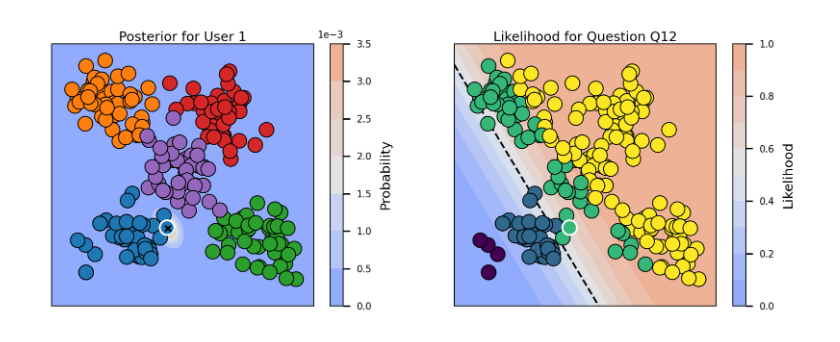
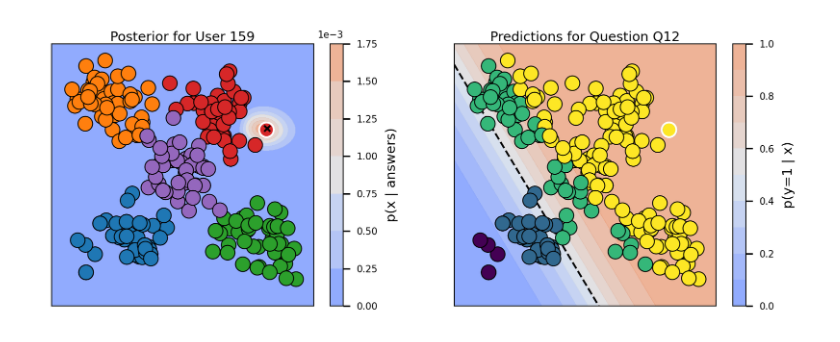
Before and after one commit to fsvbach/IXPLORE, a Jupyter notebook: notebooks/readme.ipynb, the cells around one changed output. Cells and saved outputs as stored; diff of their text form; code cells hidden in the pictures.

Commit message:
change visualization labels

```diff
--- a/notebooks/readme.ipynb
+++ b/notebooks/readme.ipynb
@@ -59,5 +59,5 @@ from ixplore.visualization import plot_overview
 users = pd.read_csv('../data/synthetic_users.csv', index_col=0)
 
 # Plot user embeddings
-_ = plot_overview(model, question='Q12', user='1', colors=users.color)
+_ = plot_overview(model, question='Q12', user='159', colors=users.color)
 # %% [output]
@@ -65 +65 @@ ixplore - INFO - 2026-04-30 11:33:44 - MAE: 0.0614, ACC: 0.9853, Border: 0.0000,
-[figure, old version]
+[figure, new version]
```
Also changed, not shown: parts of 4 cells of this notebook, 7 other files.
